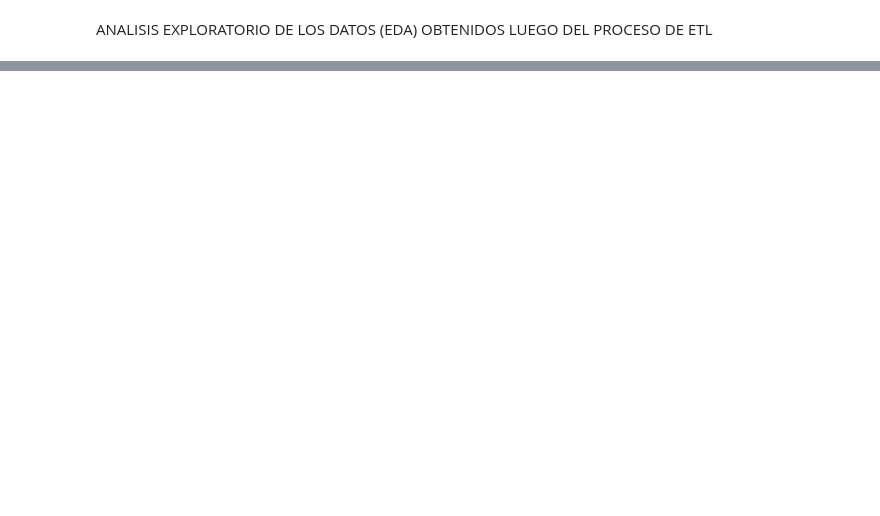
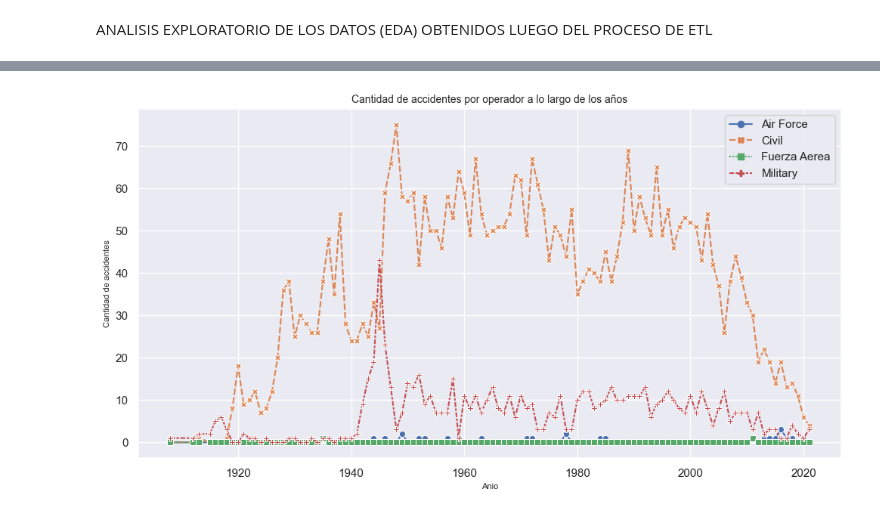
Before and after one commit to SoledadRozzatti/Segundo_PI, a Jupyter notebook: Análisis EDA y ETL/EDA.ipynb, the cells around one changed output, grey strips where cells are left out. Saved outputs shown, nothing was run; the diff lists cells and outputs as text; code cells hidden in the pictures; blank space fills up the shorter version.

```diff
--- a/Análisis EDA y ETL/EDA.ipynb
+++ b/Análisis EDA y ETL/EDA.ipynb
@@ -233,0 +12,3 @@ https://gist.github.com/mwaskom/de44147ed2974457ad6372750bbe5751
+# %%
+# Cargamos el nuevo dataset obtenido luego del proceso de ETL, en fomato DataFrame.
+df = pd.read_csv("Datasets/Accident_Aereos.csv", sep= ",")
@@ -510,0 +351,32 @@ df.to_csv('Data.csv', index=False)
+# %%
+# Visualizamos la evolución de la cantidad de accidentes a lo largo del período estudiado, teniendo en cuenta cuatro grandes grupos de
+# operadores "Militar, Fuerza Aerea, Air Force, Civil"
+df["Operador"] = df["Operador"].astype(str)
+
+df["Operador_Categoria"] = df["Operador"].apply(lambda x: "Military" if "military" in x.lower() else
+                                                  ("Fuerza Aerea" if "fuerza aerea" in x.lower() else
+                                                   ("Air Force" if "air force" in x.lower() else "Civil")))
+
+
+df.loc[df["Operador_Categoria"].isin(["Military", "Fuerza Aerea", "Air Force"]), "Operador_Categoria"] = "Civil"
+
+
+df["Operador_Detalle"] = df["Operador"].apply(lambda x: "Military" if "military" in x.lower() else
+                                              "Fuerza Aerea" if "fuerza aerea" in x.lower() else
+                                              "Air Force" if "air force" in x.lower() else "Civil")
+
+df_agrupado = df.groupby([df["Fecha"].dt.year, "Operador_Detalle"]).size().unstack().fillna(0)
+
+
+plt.figure(figsize=(12, 6))
+sns.lineplot(data=df_agrupado, markers=True)
+
+
+plt.title("Cantidad de accidentes por operador a lo largo de los años", fontsize=10)
+plt.xlabel("Anio", fontsize=8)
+plt.ylabel("Cantidad de accidentes", fontsize=8)
+
+
+plt.show()
+# %% [output]
+[figure, added]
```
Also changed, not shown: parts of 92 cells of this notebook.
